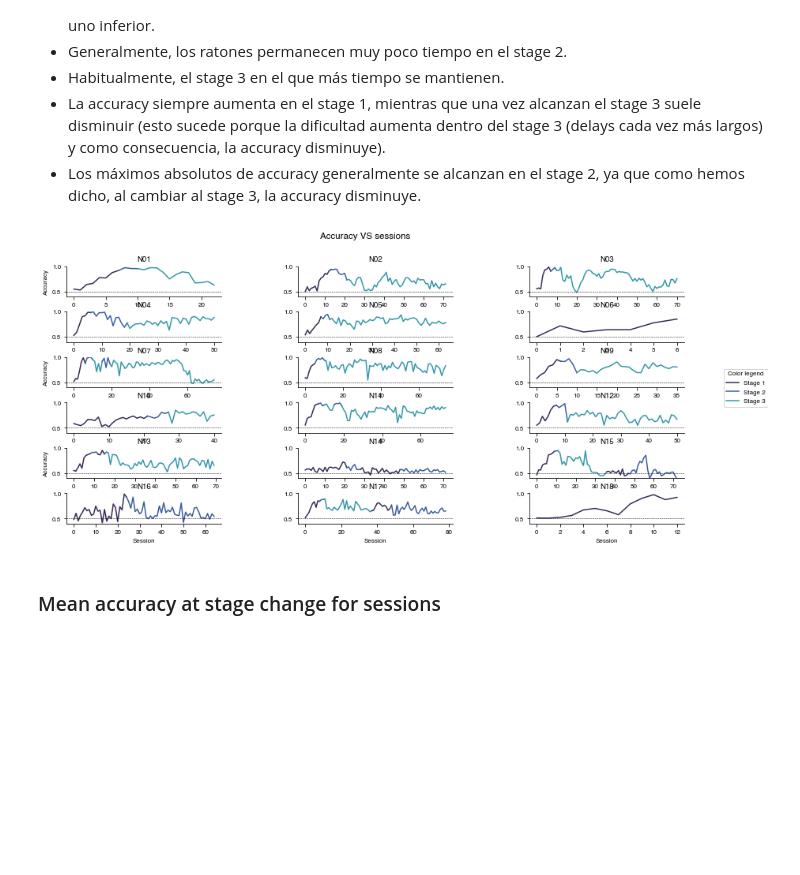
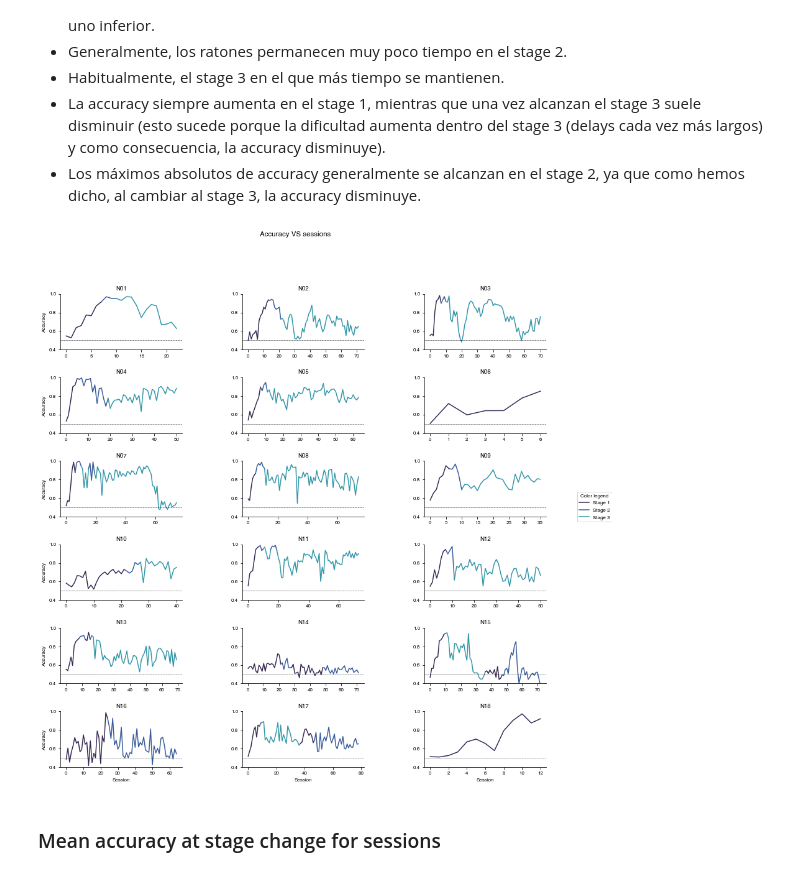
Before and after one commit to manuelmolano/ngym_shaping, a Jupyter notebook: Results_mice_behave_analysis.ipynb, the cells around one changed output. Saved outputs shown, nothing was run; the diff lists cells and outputs as text; code cells hidden in the pictures; blank space fills up the shorter version.

```diff
--- a/Results_mice_behave_analysis.ipynb
+++ b/Results_mice_behave_analysis.ipynb
@@ -29,9 +29,9 @@ De esta forma, podemos llegar a las siguientes conclusiones:
 - Los máximos absolutos de accuracy generalmente se alcanzan en el stage 2, ya que como hemos dicho, al cambiar al stage 3, la accuracy disminuye.
 # %%
 # TODO: make figure larger by changing the number of columns/rows. Like this?
-mba.plot_final_acc_session_subj(subj_unq=subj_unq, df_params=df_params, figsize=(14, 6))
+mba.plot_final_acc_session_subj(subj_unq=subj_unq, df_params=df_params, figsize=(14, 14))
 # %% [output]
-[figure, old version]
+[figure, new version]
 # %% [markdown]
 ### Mean accuracy at stage change for sessions
 # %% [markdown]
```
Also changed, not shown: parts of 1 cell of this notebook, 1 other file.
